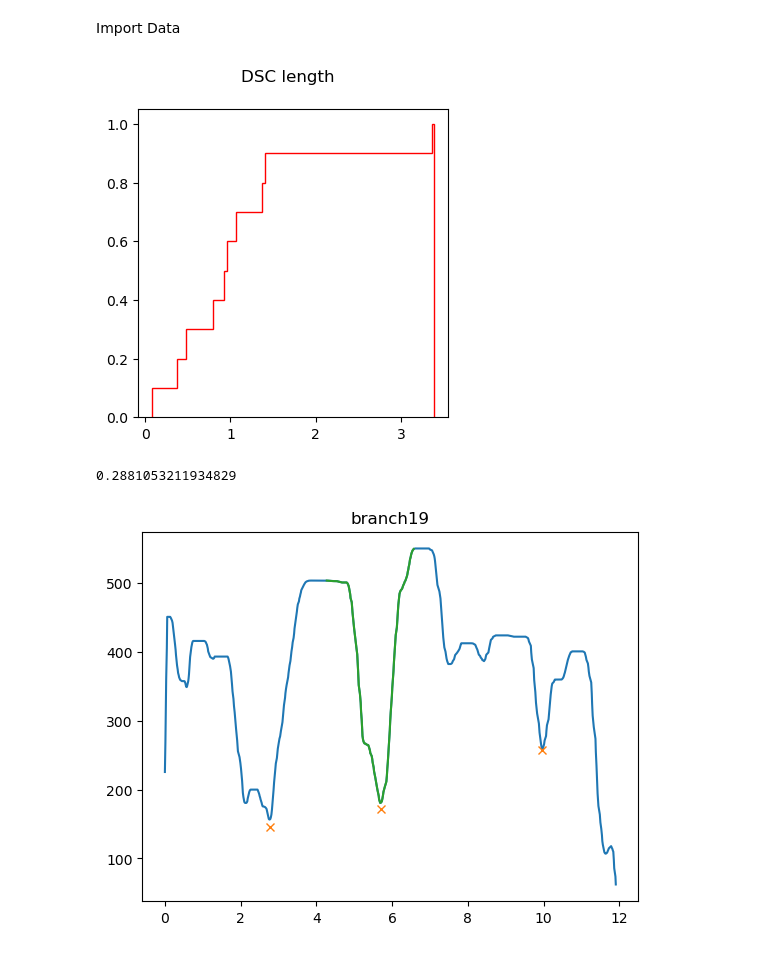
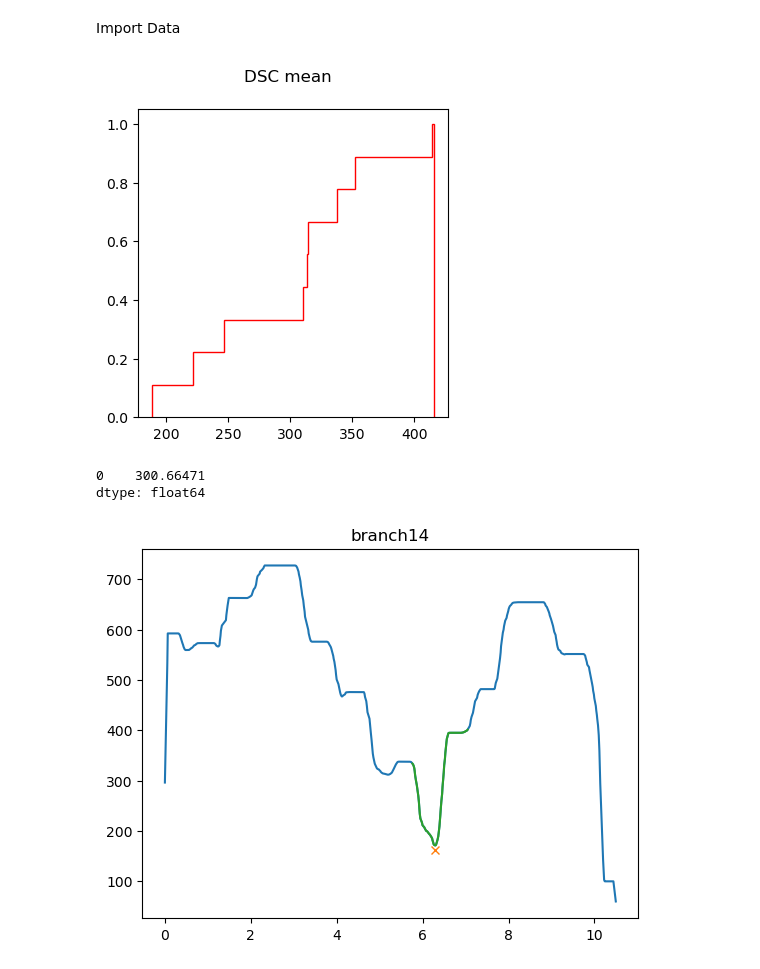
Before and after one commit to tonykelly00/DSC_morphology_pipeline, a Jupyter notebook: notebooks/EM_analysis.ipynb, the cells around one changed output. Drawn from its saved outputs; the diff is of its cells as text; code cells hidden in the pictures.

Commit message:
cahnges to ExM data and other notebooks

```diff
--- a/notebooks/EM_analysis.ipynb
+++ b/notebooks/EM_analysis.ipynb
@@ -36,7 +36,8 @@ Import Data
 EMdata = {}
 
 #root = 'M:/Tony/Bonn/Data/Distal_Dendrite/Morphology/EM/classicFix/data/'
-root = 'M:/Tony/Bonn/Data/Distal_Dendrite/Morphology/repo_data/EM/'
+#root = 'M:/Tony/Bonn/Data/Distal_Dendrite/Morphology/repo_data/EM/'
+root = 'E:/Bonn/Data/Distal_Dendrite/Morphology/repo_data/EM/'
 
 folder = root+'DD0075_E5/tables/'
 file = 'D1_binary - Local Diameter.csv'
@@ -184,7 +185,7 @@ update_DSCs(EMdata['branch17'])
 # update_DSCs(EMdata['branch20'])
 # %%
 #select property to plot [mean, lenght]
-parameter='length'
+parameter='mean'
 
 df= summary_dsc(EMdata, parameter)
 
@@ -199,8 +200,9 @@ n, bins, patches = ax.hist(df, n_bins, color='red', density=True, histtype='step
 
 fig.savefig(mypath+'/EM_DSC_diam_Cumulative.svg', bbox_inches = 'tight')
 # %% [output]
-[figure, old version]
+[figure, new version]
 # %%
-df.sem()
+df.mean()
 # %% [output]
-0.2881053211934829
+0    300.66471
+dtype: float64
@@ -213,12 +209,12 @@ dend_name= 'branch19'  #'dendrite3' #'dendrite1' 'dendrite4' #'C1_02_cell1_d2'
 # %%
 from plots import plot_dsc
-dend_name= 'branch19'
+dend_name= 'branch14'
 branchNo= 3
-#branchs=dendbranch_dic[dend_name]
-#df=EMdata[dend_name]['DSC_properties']
+df=EMdata[dend_name]['data']
+df=EMdata[dend_name]['DSC_properties']
 fig, ax = plot_dsc(EMdata[dend_name],dend_name, corr=1)
 # %% [output]
-[figure, old version]
+[figure, new version]
 # %%
 df= summary_dsc(EMdata, parameter)
 #df=EMdata[dend_name]['DSCs'][0]
```
Also changed, not shown: parts of 1 cell of this notebook, 6 other files.
